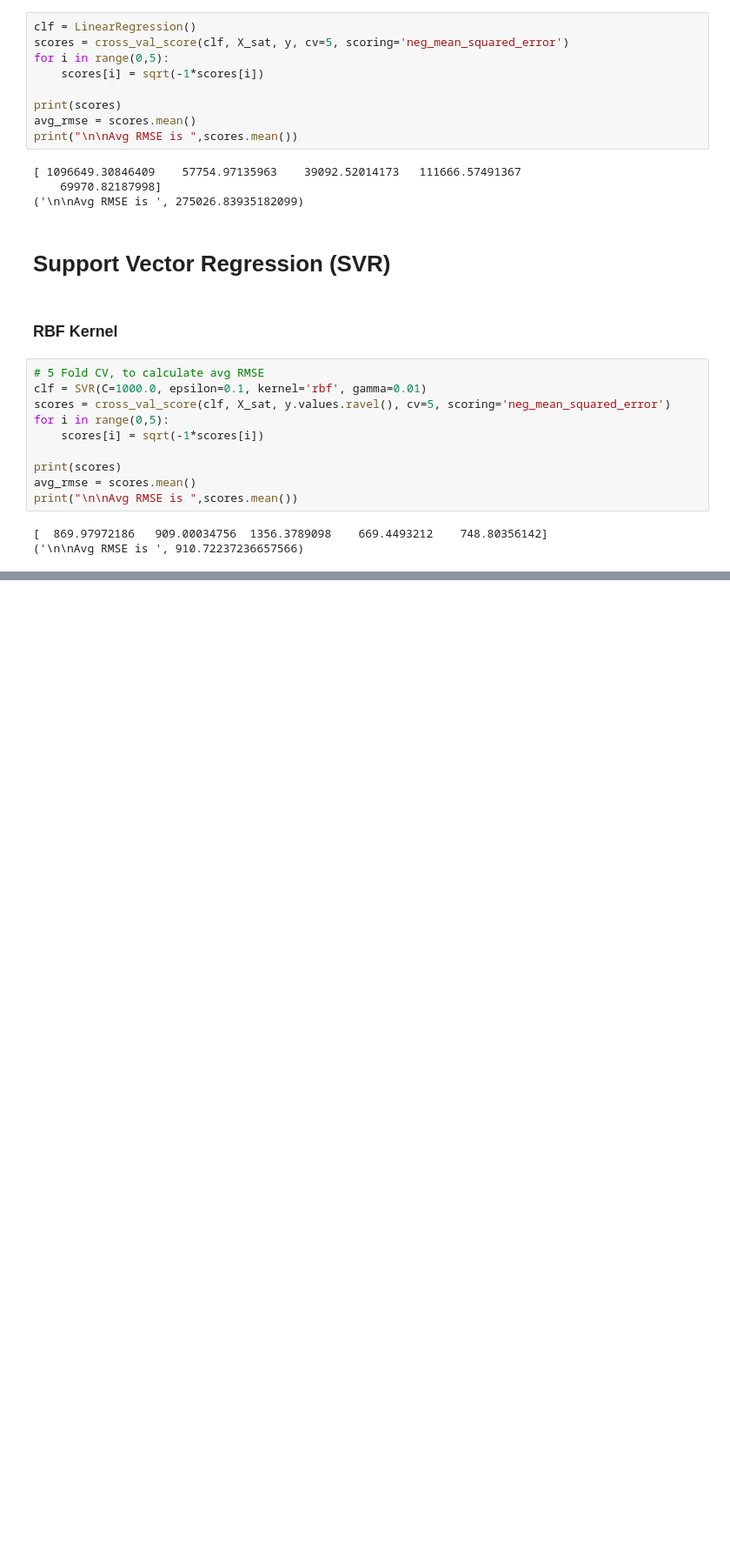
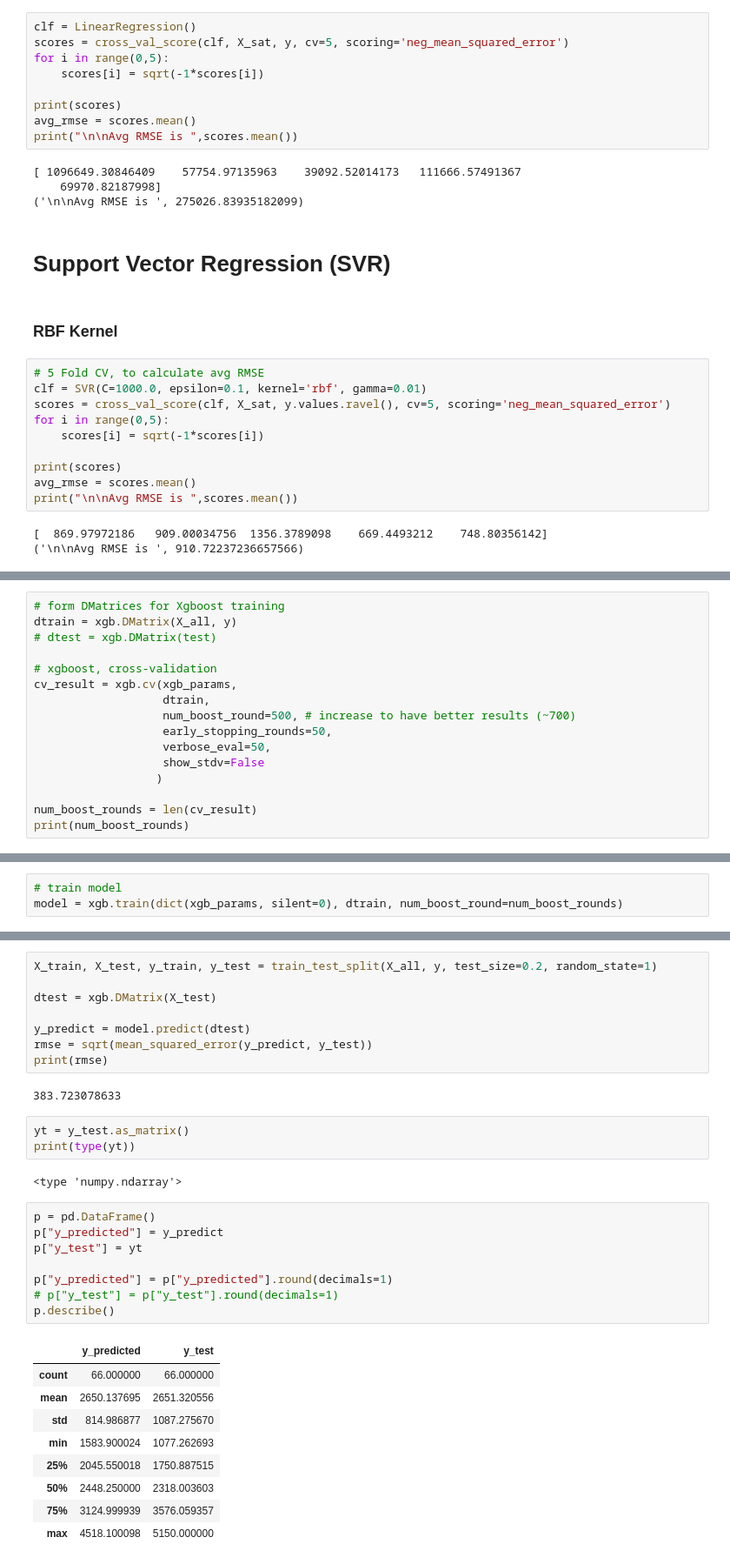
Before and after one commit to AkshanshChahal/ML-in-Agriculture, a Jupyter notebook: Satellite/Learning from Data.ipynb, the cells around one changed output, grey strips where cells are left out. Shown: that part at 87% size. Cells and saved outputs as stored; diff of their text form; blank space fills up the shorter version.

Commit message:
XGBoost is the best

```diff
--- a/Satellite/Learning from Data.ipynb
+++ b/Satellite/Learning from Data.ipynb
@@ -243,0 +274,16 @@ print("\n\nAvg RMSE is ",scores.mean())
+# %%
+# form DMatrices for Xgboost training
+dtrain = xgb.DMatrix(X_all, y)
+# dtest = xgb.DMatrix(test)
+
+# xgboost, cross-validation
+cv_result = xgb.cv(xgb_params,
+                   dtrain,
+                   num_boost_round=500, # increase to have better results (~700)
+                   early_stopping_rounds=50,
+                   verbose_eval=50,
+                   show_stdv=False
+                  )
+
+num_boost_rounds = len(cv_result)
+print(num_boost_rounds)
@@ -243,0 +303,3 @@ print("\n\nAvg RMSE is ",scores.mean())
+# %%
+# train model
+model = xgb.train(dict(xgb_params, silent=0), dtrain, num_boost_round=num_boost_rounds)
@@ -243,0 +314,33 @@ print("\n\nAvg RMSE is ",scores.mean())
+# %%
+X_train, X_test, y_train, y_test = train_test_split(X_all, y, test_size=0.2, random_state=1)
+
+dtest = xgb.DMatrix(X_test)
+
+y_predict = model.predict(dtest)
+rmse = sqrt(mean_squared_error(y_predict, y_test))
+print(rmse)
+# %% [output]
+383.723078633
+# %%
+yt = y_test.as_matrix()
+print(type(yt))
+# %% [output]
+<type 'numpy.ndarray'>
+# %%
+p = pd.DataFrame()
+p["y_predicted"] = y_predict
+p["y_test"] = yt
+
+p["y_predicted"] = p["y_predicted"].round(decimals=1)
+# p["y_test"] = p["y_test"].round(decimals=1)
+p.describe()
+# %% [output]
+|  | y_predicted | y_test |
+| count | 66.000000 | 66.000000 |
+| mean | 2650.137695 | 2651.320556 |
+| std | 814.986877 | 1087.275670 |
+| min | 1583.900024 | 1077.262693 |
+| 25% | 2045.550018 | 1750.887515 |
+| 50% | 2448.250000 | 2318.003603 |
+| 75% | 3124.999939 | 3576.059357 |
+| max | 4518.100098 | 5150.000000 |
```
Also changed, not shown: parts of 16 cells of this notebook.
